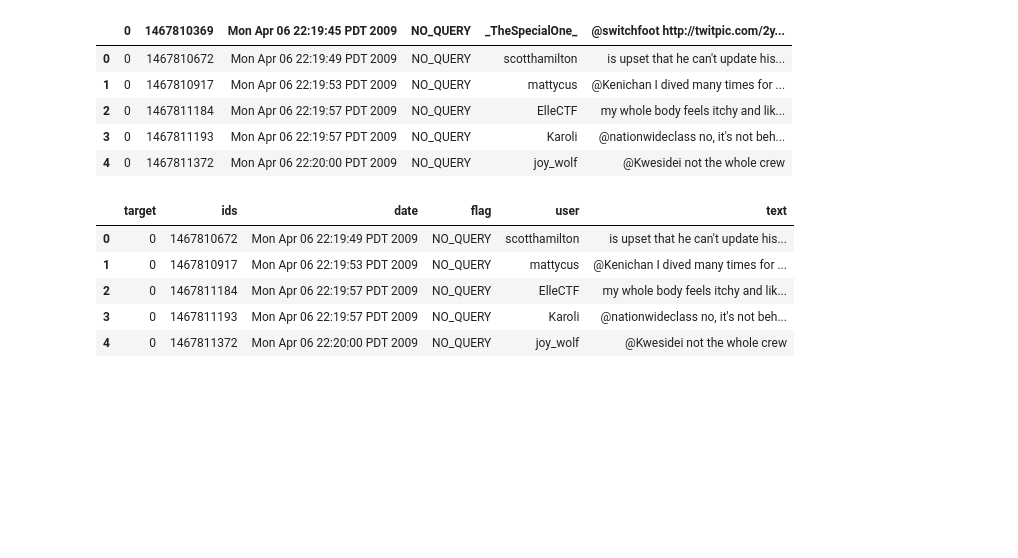
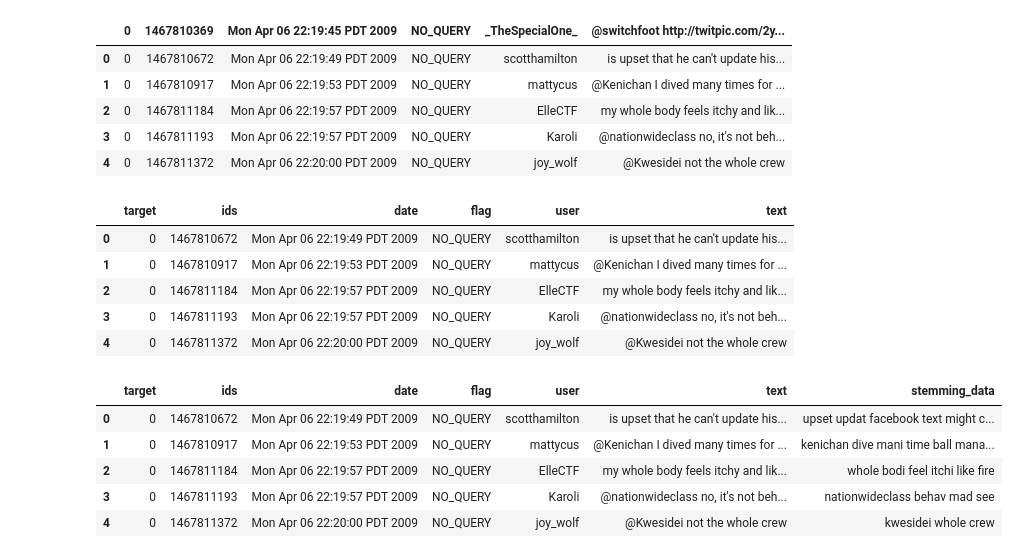
Before and after one commit to JanhviSharma1/twitter-sentiment-analysis, a Jupyter notebook: twitter_sentiment_analysis.ipynb, the cells around one changed output. Drawn from its saved outputs; the diff is of its cells as text; code cells hidden in the pictures; blank space fills up the shorter version.

```diff
--- a/twitter_sentiment_analysis.ipynb
+++ b/twitter_sentiment_analysis.ipynb
@@ -92,3 +92,23 @@ twitter_data.head()
 | 2 | 0 | 1467811184 | Mon Apr 06 22:19:57 PDT 2009 | NO_QUERY | ElleCTF | my whole body feels itchy and lik... |
 | 3 | 0 | 1467811193 | Mon Apr 06 22:19:57 PDT 2009 | NO_QUERY | Karoli | @nationwideclass no, it's not beh... |
 | 4 | 0 | 1467811372 | Mon Apr 06 22:20:00 PDT 2009 | NO_QUERY | joy_wolf | @Kwesidei not the whole crew |
+# %%
+def stemming(content):
+  port_stem = PorterStemmer()
+  stemmed_content = re.sub('[^a-zA-Z]',' ',content)
+  stemmed_content = stemmed_content.lower()
+  stemmed_content = stemmed_content.split()
+  stemmed_content = [port_stem.stem(word) for word in stemmed_content if not word in stopwords.words('english')]
+  stemmed_content = ' '.join(stemmed_content)
+  return stemmed_content
+# %%
+twitter_data['stemming_data'] = twitter_data['text'].apply(stemming)
+# %%
+twitter_data.head()
+# %% [output]
+|  | target | ids | date | flag | user | text | stemming_data |
+| 0 | 0 | 1467810672 | Mon Apr 06 22:19:49 PDT 2009 | NO_QUERY | scotthamilton | is upset that he can't update his... | upset updat facebook text might c... |
+| 1 | 0 | 1467810917 | Mon Apr 06 22:19:53 PDT 2009 | NO_QUERY | mattycus | @Kenichan I dived many times for ... | kenichan dive mani time ball mana... |
+| 2 | 0 | 1467811184 | Mon Apr 06 22:19:57 PDT 2009 | NO_QUERY | ElleCTF | my whole body feels itchy and lik... | whole bodi feel itchi like fire |
+| 3 | 0 | 1467811193 | Mon Apr 06 22:19:57 PDT 2009 | NO_QUERY | Karoli | @nationwideclass no, it's not beh... | nationwideclass behav mad see |
+| 4 | 0 | 1467811372 | Mon Apr 06 22:20:00 PDT 2009 | NO_QUERY | joy_wolf | @Kwesidei not the whole crew | kwesidei whole crew |
```
Also changed, not shown: parts of 16 cells of this notebook.
